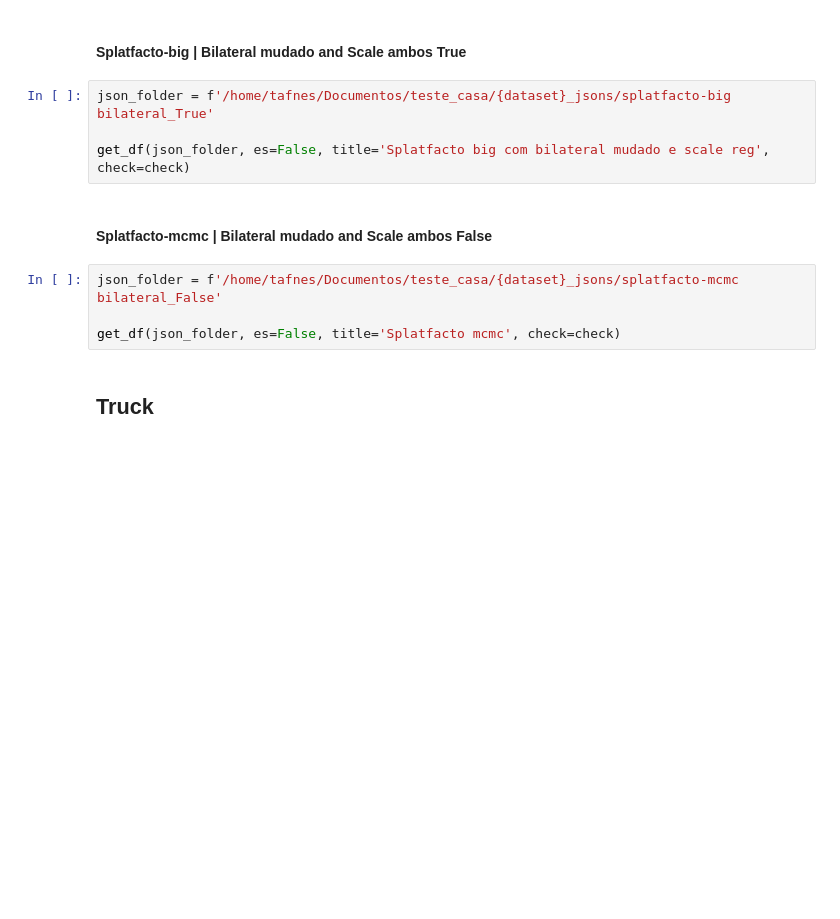
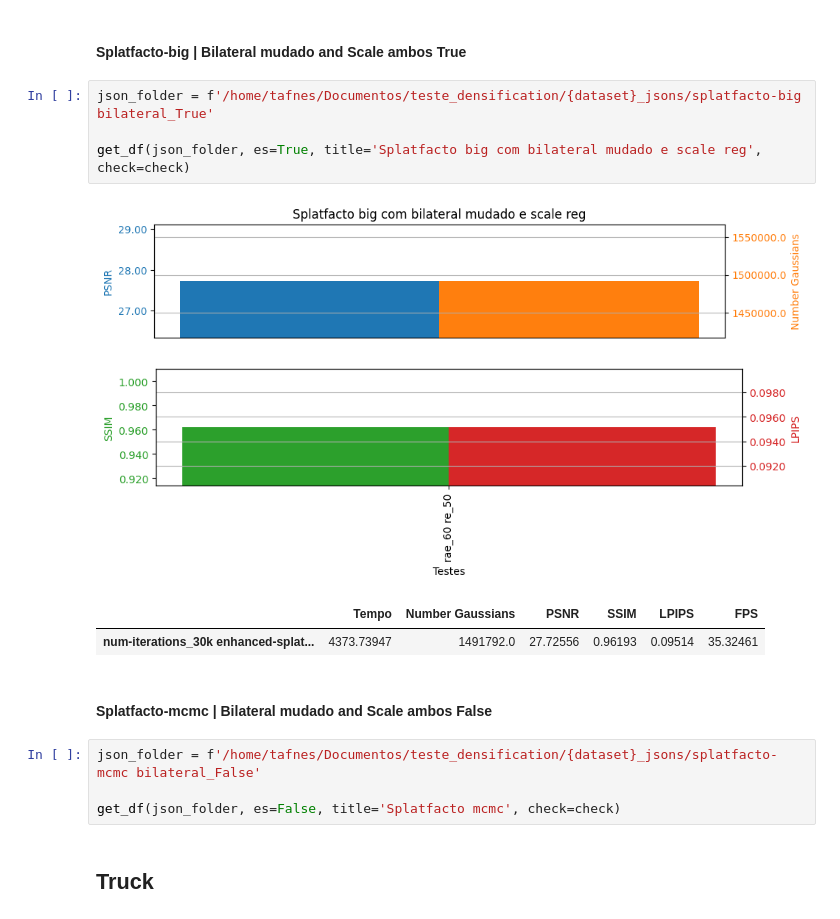
Before and after one commit to TafnesBarbosa/paper_densification, a Jupyter notebook: Resultados.ipynb, the cells around one changed output. Cells and saved outputs as stored; diff of their text form; blank space fills up the shorter version.

```diff
--- a/Resultados.ipynb
+++ b/Resultados.ipynb
@@ -140,13 +154,18 @@ get_df(json_folder, es=False, title='Splatfacto big', check=check)
 # %% [markdown]
 #### Splatfacto-big | Bilateral mudado and Scale ambos True
 # %%
-json_folder = f'/home/tafnes/Documentos/teste_casa/{dataset}_jsons/splatfacto-big bilateral_True'
+json_folder = f'/home/tafnes/Documentos/teste_densification/{dataset}_jsons/splatfacto-big bilateral_True'
 
-get_df(json_folder, es=False, title='Splatfacto big com bilateral mudado e scale reg', check=check)
+get_df(json_folder, es=True, title='Splatfacto big com bilateral mudado e scale reg', check=check)
+# %% [output]
+[figure, added]
+[figure, added]
+|  | Tempo | Number Gaussians | PSNR | SSIM | LPIPS | FPS |
+| num-iterations_30k enhanced-splat... | 4373.73947 | 1491792.0 | 27.72556 | 0.96193 | 0.09514 | 35.32461 |
 # %% [markdown]
 #### Splatfacto-mcmc | Bilateral mudado and Scale ambos False
 # %%
-json_folder = f'/home/tafnes/Documentos/teste_casa/{dataset}_jsons/splatfacto-mcmc bilateral_False'
+json_folder = f'/home/tafnes/Documentos/teste_densification/{dataset}_jsons/splatfacto-mcmc bilateral_False'
 
 get_df(json_folder, es=False, title='Splatfacto mcmc', check=check)
 # %% [markdown]
```
Also changed, not shown: parts of 7 cells of this notebook, 2 other files.
